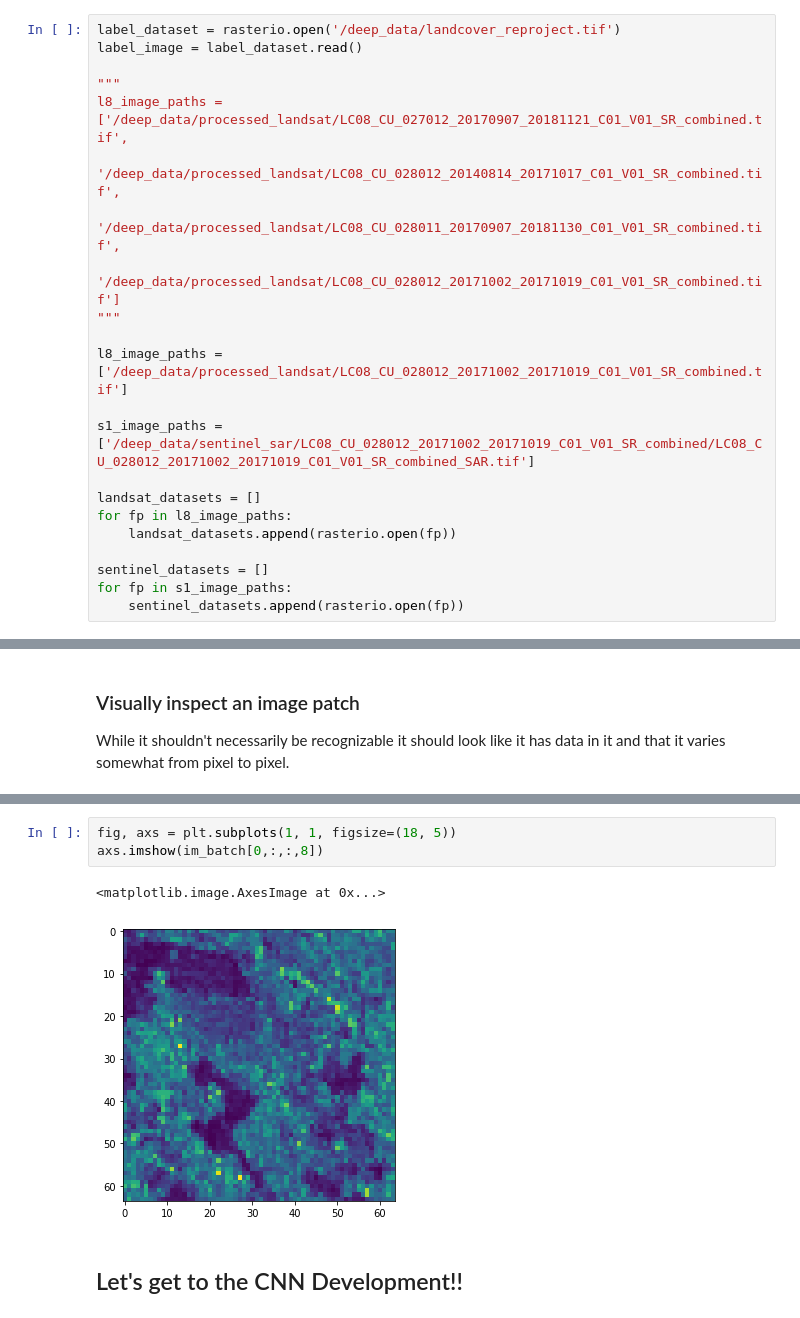
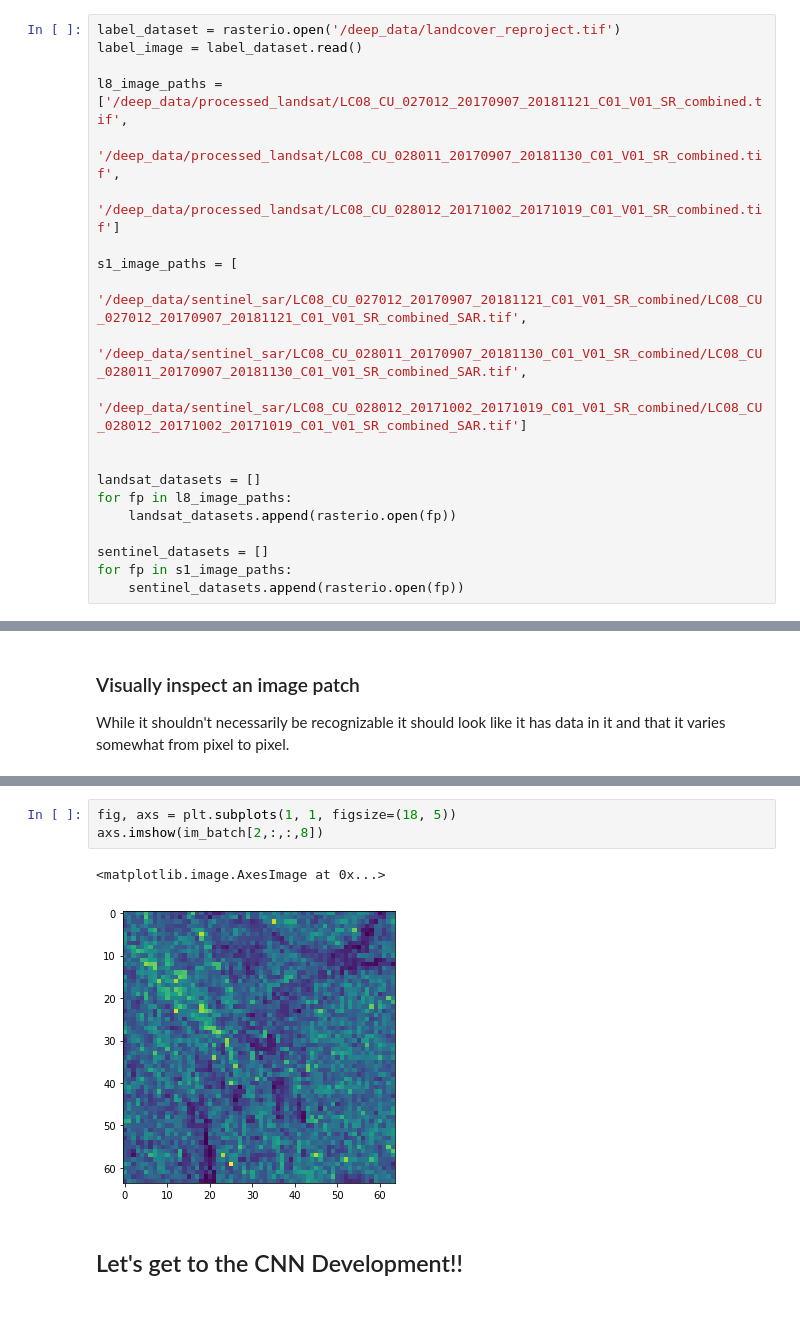
Before and after one commit to patrickcgray/landcover_rcnn, a Jupyter notebook: CNN Experimentation.ipynb, the cells around one changed output, grey strips where cells are left out. Saved outputs shown, nothing was run; the diff lists cells and outputs as text.

Commit message:
cleaned up SAR processing and data inspection

```diff
--- a/CNN Experimentation.ipynb
+++ b/CNN Experimentation.ipynb
@@ -20,16 +20,15 @@ from classifier_utilities import *
 label_dataset = rasterio.open('/deep_data/landcover_reproject.tif')
 label_image = label_dataset.read()
 
-"""
 l8_image_paths = ['/deep_data/processed_landsat/LC08_CU_027012_20170907_20181121_C01_V01_SR_combined.tif',
-               '/deep_data/processed_landsat/LC08_CU_028012_20140814_20171017_C01_V01_SR_combined.tif',
                '/deep_data/processed_landsat/LC08_CU_028011_20170907_20181130_C01_V01_SR_combined.tif',
                '/deep_data/processed_landsat/LC08_CU_028012_20171002_20171019_C01_V01_SR_combined.tif']
-"""
 
-l8_image_paths = ['/deep_data/processed_landsat/LC08_CU_028012_20171002_20171019_C01_V01_SR_combined.tif']
+s1_image_paths = [
+    '/deep_data/sentinel_sar/LC08_CU_027012_20170907_20181121_C01_V01_SR_combined/LC08_CU_027012_20170907_20181121_C01_V01_SR_combined_SAR.tif',
+    '/deep_data/sentinel_sar/LC08_CU_028011_20170907_20181130_C01_V01_SR_combined/LC08_CU_028011_20170907_20181130_C01_V01_SR_combined_SAR.tif',
+    '/deep_data/sentinel_sar/LC08_CU_028012_20171002_20171019_C01_V01_SR_combined/LC08_CU_028012_20171002_20171019_C01_V01_SR_combined_SAR.tif']
 
-s1_image_paths = ['/deep_data/sentinel_sar/LC08_CU_028012_20171002_20171019_C01_V01_SR_combined/LC08_CU_028012_20171002_20171019_C01_V01_SR_combined_SAR.tif']
 
 landsat_datasets = []
 for fp in l8_image_paths:
@@ -148,9 +147,9 @@ axs.imshow(im_batch[0,:,:,1:4])
 # %%
 fig, axs = plt.subplots(1, 1, figsize=(18, 5))
-axs.imshow(im_batch[0,:,:,8])
+axs.imshow(im_batch[2,:,:,8])
 # %% [output]
 <matplotlib.image.AxesImage at 0x...>
-[figure, old version]
+[figure, new version]
 # %% [markdown]
 ## Let's get to the CNN Development!!
 # %%
```
Also changed, not shown: parts of 4 cells of this notebook.
